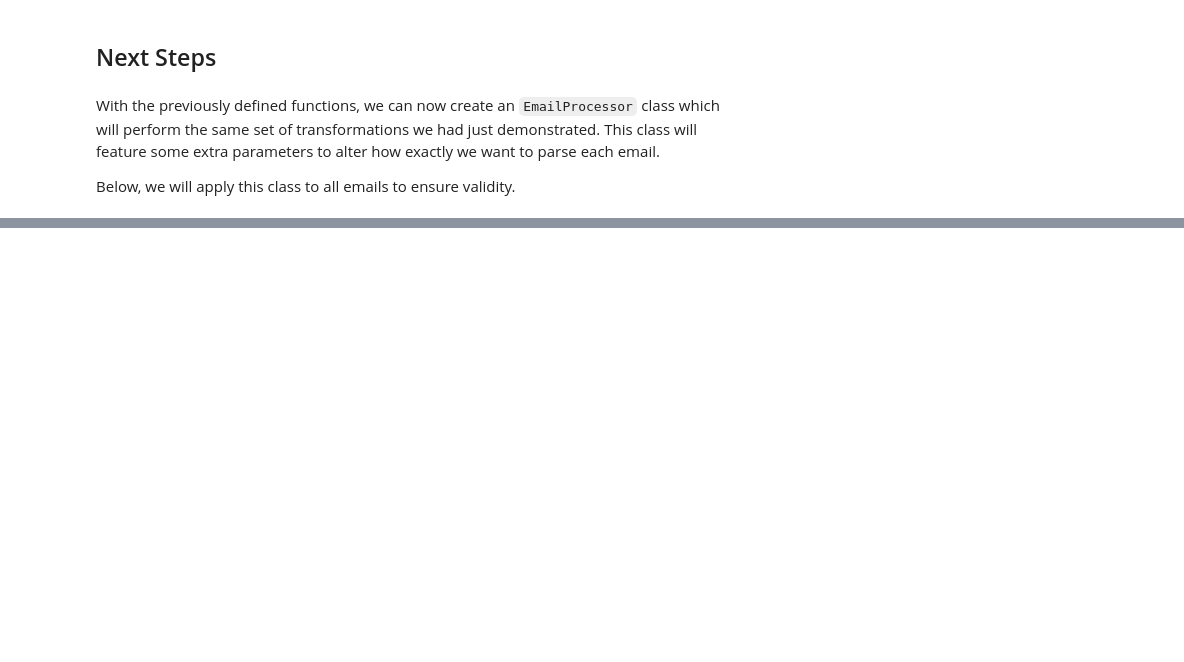
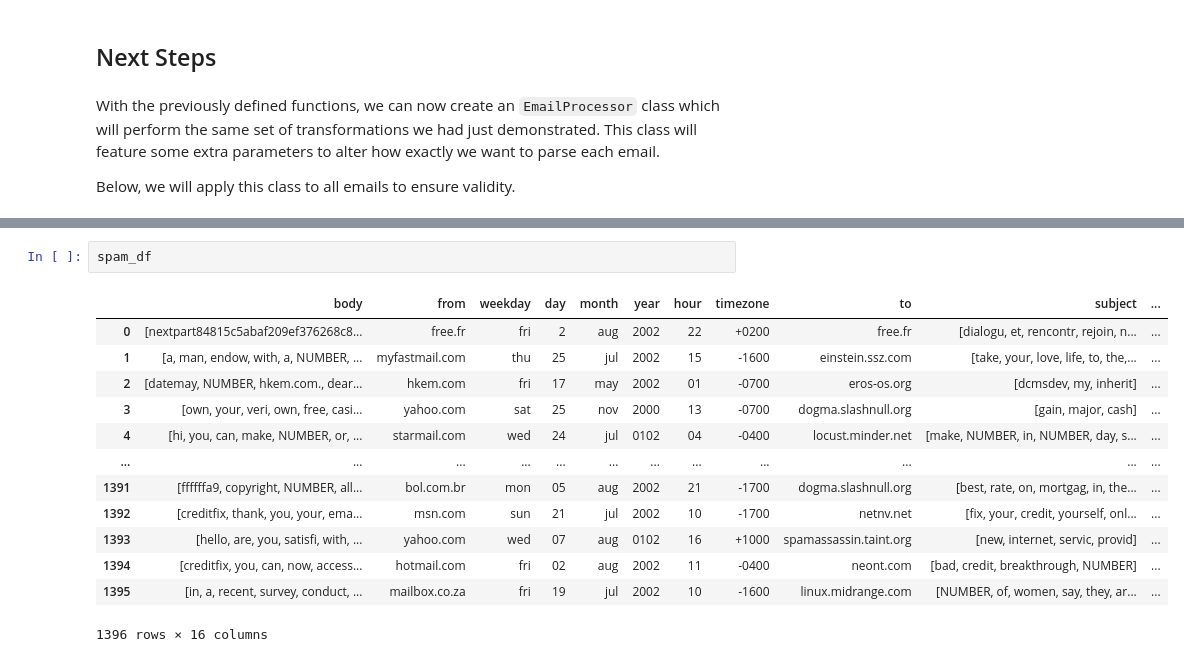
Before and after one commit to luisjaco/spam_classifier, a Jupyter notebook: data_cleaning.ipynb, the cells around one changed output, grey strips where cells are left out. Drawn from its saved outputs; the diff is of its cells as text; blank space fills up the shorter version.

```diff
--- a/data_cleaning.ipynb
+++ b/data_cleaning.ipynb
@@ -539,0 +591,16 @@ Below, we will apply this class to all emails to ensure validity.
+# %%
+spam_df
+# %% [output]
+|  | body | from | weekday | day | month | year | hour | timezone | to | subject | ... |
+| 0 | [nextpart84815c5abaf209ef376268c8... | free.fr | fri | 2 | aug | 2002 | 22 | +0200 | free.fr | [dialogu, et, rencontr, rejoin, n... | ... |
+| 1 | [a, man, endow, with, a, NUMBER, ... | myfastmail.com | thu | 25 | jul | 2002 | 15 | -1600 | einstein.ssz.com | [take, your, love, life, to, the,... | ... |
+| 2 | [datemay, NUMBER, hkem.com., dear... | hkem.com | fri | 17 | may | 2002 | 01 | -0700 | eros-os.org | [dcmsdev, my, inherit] | ... |
+| 3 | [own, your, veri, own, free, casi... | yahoo.com | sat | 25 | nov | 2000 | 13 | -0700 | dogma.slashnull.org | [gain, major, cash] | ... |
+| 4 | [hi, you, can, make, NUMBER, or, ... | starmail.com | wed | 24 | jul | 0102 | 04 | -0400 | locust.minder.net | [make, NUMBER, in, NUMBER, day, s... | ... |
+| ... | ... | ... | ... | ... | ... | ... | ... | ... | ... | ... | ... |
+| 1391 | [ffffffa9, copyright, NUMBER, all... | bol.com.br | mon | 05 | aug | 2002 | 21 | -1700 | dogma.slashnull.org | [best, rate, on, mortgag, in, the... | ... |
+| 1392 | [creditfix, thank, you, your, ema... | msn.com | sun | 21 | jul | 2002 | 10 | -1700 | netnv.net | [fix, your, credit, yourself, onl... | ... |
+| 1393 | [hello, are, you, satisfi, with, ... | yahoo.com | wed | 07 | aug | 0102 | 16 | +1000 | spamassassin.taint.org | [new, internet, servic, provid] | ... |
+| 1394 | [creditfix, you, can, now, access... | hotmail.com | fri | 02 | aug | 2002 | 11 | -0400 | neont.com | [bad, credit, breakthrough, NUMBER] | ... |
+| 1395 | [in, a, recent, survey, conduct, ... | mailbox.co.za | fri | 19 | jul | 2002 | 10 | -1600 | linux.midrange.com | [NUMBER, of, women, say, they, ar... | ... |
+1396 rows × 16 columns
```
Also changed, not shown: parts of 8 cells of this notebook, 6 other files.
